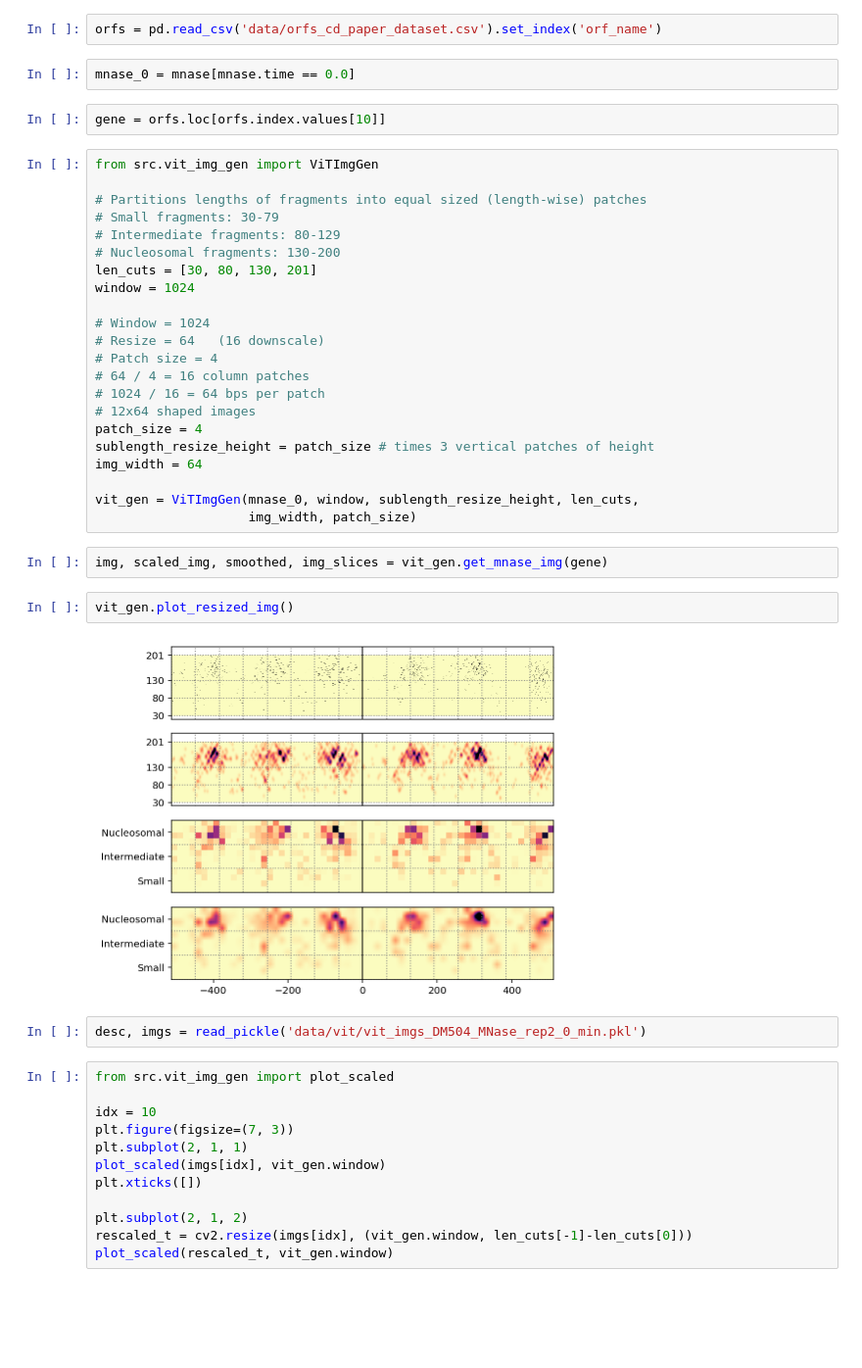
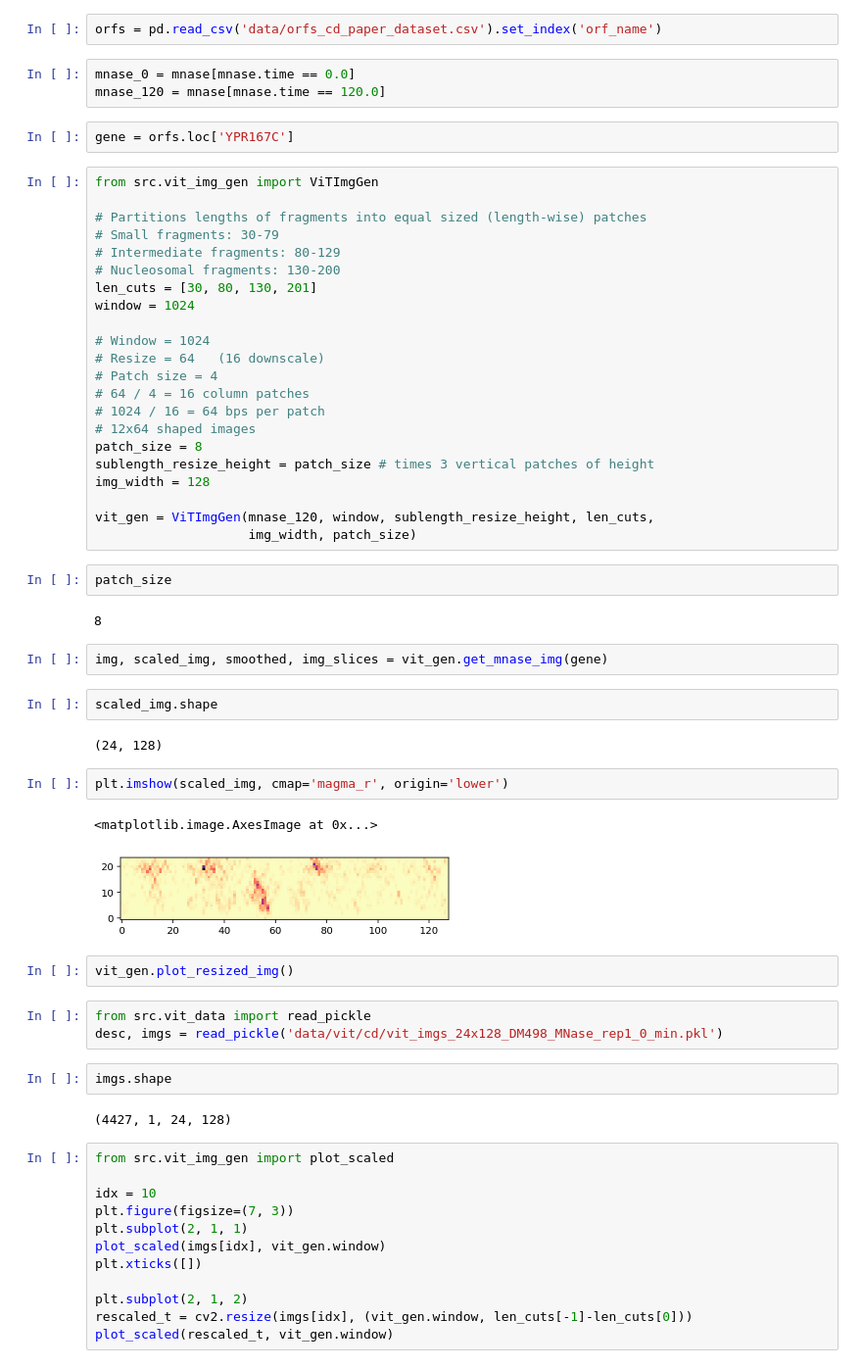
Before and after one commit to HarteminkLab/chromatin-transformers, a Jupyter notebook: Generate Data.ipynb, the cells around one changed output. Shown: that part at 98% size. Saved outputs shown, nothing was run; the diff lists cells and outputs as text; blank space fills up the shorter version.

```diff
--- a/Generate Data.ipynb
+++ b/Generate Data.ipynb
@@ -18,8 +18,9 @@ mnase = pd.read_hdf('data/mnase_seq_merged_sampled.h5.z')
 orfs = pd.read_csv('data/orfs_cd_paper_dataset.csv').set_index('orf_name')
 # %%
 mnase_0 = mnase[mnase.time == 0.0]
+mnase_120 = mnase[mnase.time == 120.0]
 # %%
-gene = orfs.loc[orfs.index.values[10]]
+gene = orfs.loc['YPR167C']
 # %%
 from src.vit_img_gen import ViTImgGen
 
@@ -36,20 +37,36 @@ window = 1024
 # 64 / 4 = 16 column patches
 # 1024 / 16 = 64 bps per patch
 # 12x64 shaped images
-patch_size = 4
+patch_size = 8
 sublength_resize_height = patch_size # times 3 vertical patches of height
-img_width = 64
+img_width = 128
 
-vit_gen = ViTImgGen(mnase_0, window, sublength_resize_height, len_cuts,
+vit_gen = ViTImgGen(mnase_120, window, sublength_resize_height, len_cuts,
                     img_width, patch_size)
+# %%
+patch_size
+# %% [output]
+8
 # %%
 img, scaled_img, smoothed, img_slices = vit_gen.get_mnase_img(gene)
+# %%
+scaled_img.shape
+# %% [output]
+(24, 128)
+# %%
+plt.imshow(scaled_img, cmap='magma_r', origin='lower')
+# %% [output]
+<matplotlib.image.AxesImage at 0x...>
+[figure, added]
 # %%
 vit_gen.plot_resized_img()
-# %% [output]
-[figure, removed]
 # %%
-desc, imgs = read_pickle('data/vit/vit_imgs_DM504_MNase_rep2_0_min.pkl')
+from src.vit_data import read_pickle
+desc, imgs = read_pickle('data/vit/cd/vit_imgs_24x128_DM498_MNase_rep1_0_min.pkl')
+# %%
+imgs.shape
+# %% [output]
+(4427, 1, 24, 128)
 # %%
 from src.vit_img_gen import plot_scaled
 
```
Also changed, not shown: 3 other files.
